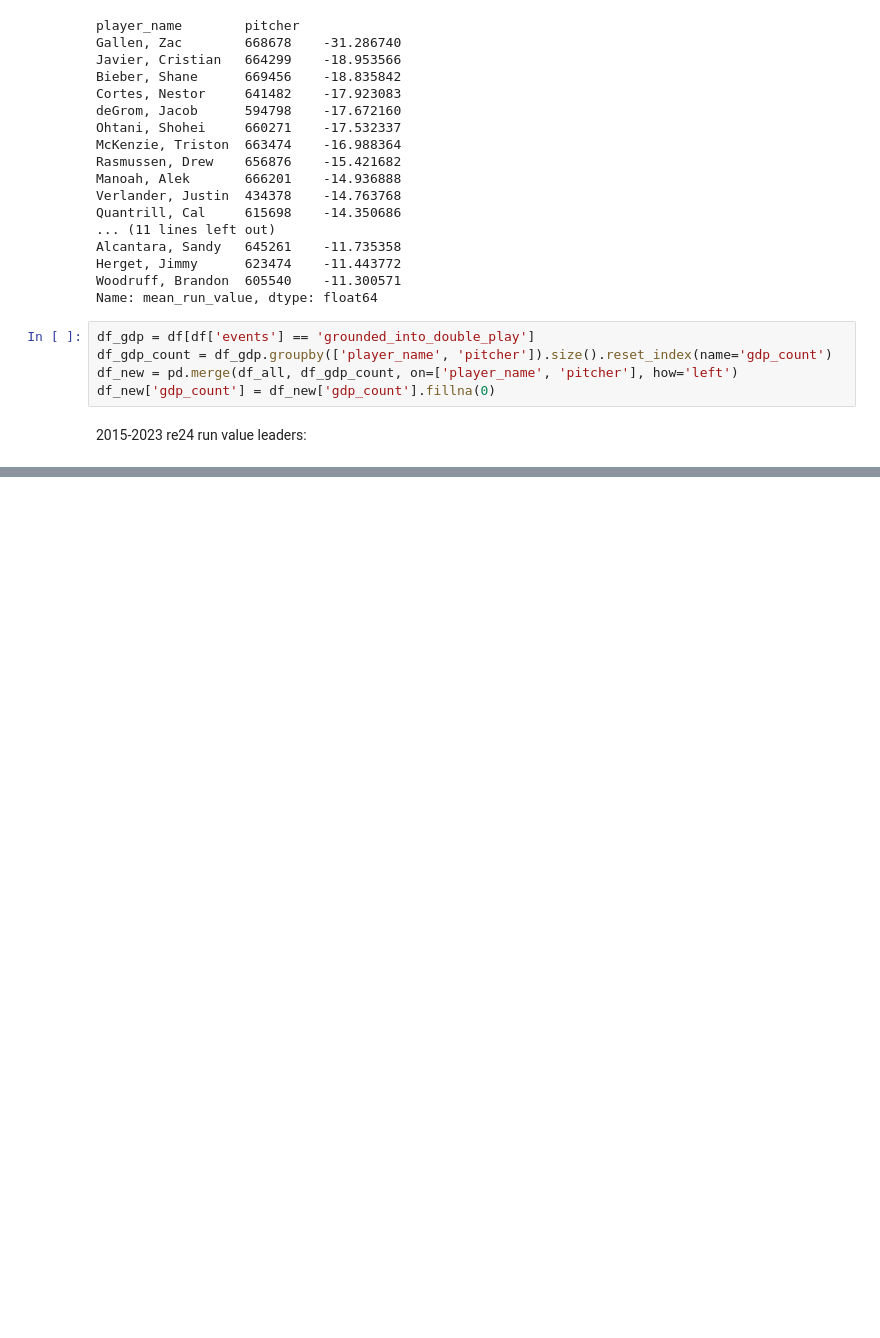
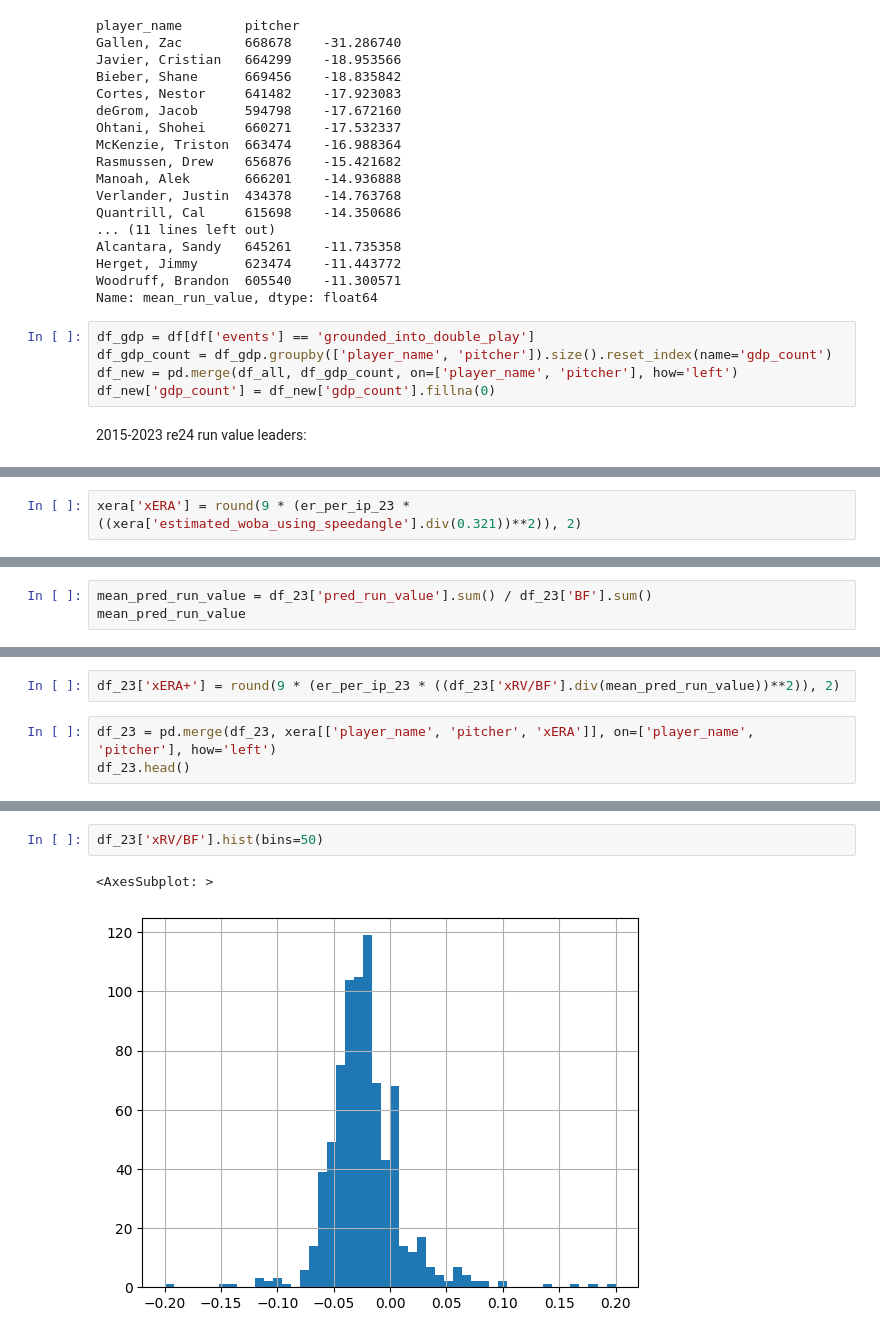
Before and after one commit to sam-walsh/xERA_plus, a Jupyter notebook: xERA_plus.ipynb, the cells around one changed output, grey strips where cells are left out. Drawn from its saved outputs; the diff is of its cells as text; blank space fills up the shorter version.

```diff
--- a/xERA_plus.ipynb
+++ b/xERA_plus.ipynb
@@ -155,0 +434,2 @@ ValueError: Unknown label type: 'continuous'
+# %%
+xera['xERA'] = round(9 * (er_per_ip_23 * ((xera['estimated_woba_using_speedangle'].div(0.321))**2)), 2)
@@ -155,0 +452,3 @@ ValueError: Unknown label type: 'continuous'
+# %%
+mean_pred_run_value = df_23['pred_run_value'].sum() / df_23['BF'].sum()
+mean_pred_run_value
@@ -155,0 +457,5 @@ ValueError: Unknown label type: 'continuous'
+# %%
+df_23['xERA+'] = round(9 * (er_per_ip_23 * ((df_23['xRV/BF'].div(mean_pred_run_value))**2)), 2)
+# %%
+df_23 = pd.merge(df_23, xera[['player_name', 'pitcher', 'xERA']], on=['player_name', 'pitcher'], how='left')
+df_23.head()
@@ -155,0 +469,5 @@ ValueError: Unknown label type: 'continuous'
+# %%
+df_23['xRV/BF'].hist(bins=50)
+# %% [output]
+<AxesSubplot: >
+[figure, added]
```
Also changed, not shown: parts of 35 cells of this notebook.
